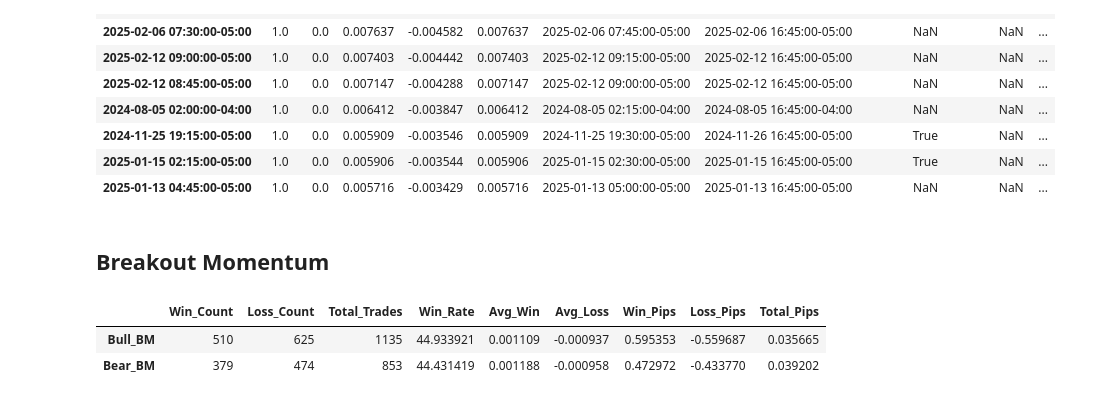
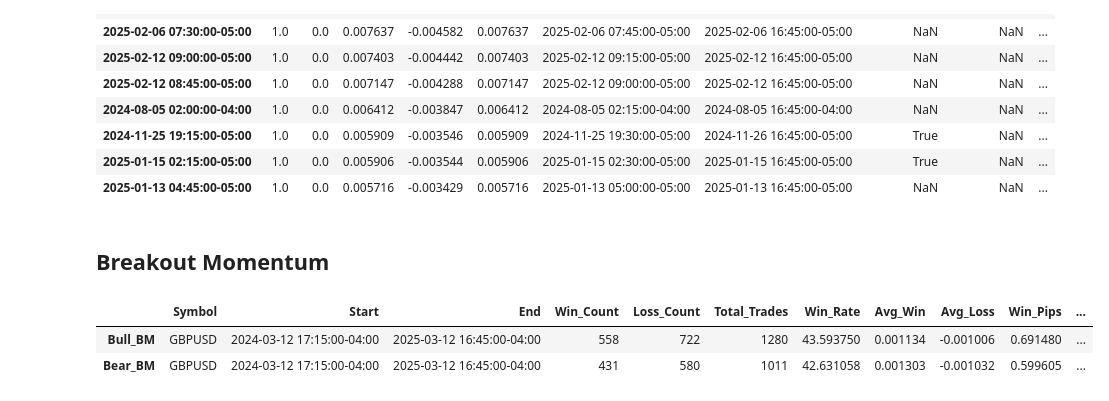
Before and after one commit to root-at-iyn/FXTradingResearch, a Jupyter notebook: research/bb_reversal_v1.ipynb, the cells around one changed output. Saved outputs shown, nothing was run; the diff lists cells and outputs as text; code cells hidden in the pictures.

```diff
--- a/research/bb_reversal_v1.ipynb
+++ b/research/bb_reversal_v1.ipynb
@@ -14,14 +14,15 @@ import plotly.graph_objects as go
 ### Get FE Data
 # %%
 def get_fe_price_data(
-        filename: str = "../output/FE_V2_GBPUSD_15mins_1yr_End_20250311.csv"
+        filename: str = "FE_V2_GBPUSD_15mins_1yr_End_20250311.csv"
         ) -> DataFrame:
     """
     Return the FE price data as a DatetimeIndexed
     DataFrame set to US/Eastern TZ
     """
-    PATH = os.getcwd()
-    df = pd.read_csv(filename)
+    FOLDER = "price_data"
+    PATH = f"{os.getcwd()}/{FOLDER}"
+    df = pd.read_csv(f"{PATH}/{filename}")
     df["Date"] = pd.DatetimeIndex(df["Date"], tz="US/Eastern")
     df.set_index("Date", inplace=True)
     return df
@@ -478,41 +506,17 @@ bull_bbr_df[[*gains_cols, "Bull_BBR_C1","Bull_BBR_C2","Bull_BBR_C3","Bull_BBR_C4
 # %%
 pd.options.display.max_rows = 100
 data_end_date: str = "20250311"
-path: str = f"./price_data/FE_GBPUSD_15mins_1yr_End_{data_end_date}.csv"
-bull_bm_df = get_fe_price_data(filename=path)
-bear_bm_df = get_fe_price_data(filename=path)
+path: str = f"FE_GBPUSD_15mins_1yr_End_{data_end_date}.csv"
+bom_df = get_fe_price_data(filename=path)
 
 long_signal = "Bull_BM"
 short_signal = "Bear_BM"
 
-# long
-bull_bm_df[gains_cols] = bull_bm_df.apply(
-    range_long_gains,
-    axis=1,
-    args=[bull_bm_df["High"],bull_bm_df["Low"],bull_bm_df["Close"],
-          long_signal, 1, 1.25],
-    result_type='expand',
-    range_type="ATR4"
-)
-# short
-bear_bm_df[gains_cols] = bear_bm_df.apply(
-    range_short_gains,
-    axis=1,
-    args=[bear_bm_df["High"],bear_bm_df["Low"],bear_bm_df["Close"],
-          short_signal, 1, 1.25],
-    result_type='expand',
-    range_type="ATR4"
-)
-
-bull_bm_gains_df = trade_stats(bull_bm_df.query("Iday_Range < (Yday_High - Yday_Low) * 1.25"), long_signal)
-bear_bm_gains_df = trade_stats(bear_bm_df.query("Iday_Range < (Yday_High - Yday_Low) * 1.25"), short_signal)
-
-bo_momentum_gains_df = pd.DataFrame(data=[bull_bm_gains_df, bear_bm_gains_df],
-             index=[long_signal,short_signal]
-             )
-
-bo_momentum_gains_df
+bom_gains_df = get_range_signal_gains(bom_df, long_signal, short_signal, 1, 1.25)
+bom_stats = signal_stats(bom_gains_df, [long_signal,short_signal])
+bom_stats_df = pd.DataFrame(data=bom_stats, index=[long_signal,short_signal])
+bom_stats_df
 # %% [output]
-|  | Win_Count | Loss_Count | Total_Trades | Win_Rate | Avg_Win | Avg_Loss | Win_Pips | Loss_Pips | Total_Pips |
-| Bull_BM | 510 | 625 | 1135 | 44.933921 | 0.001109 | -0.000937 | 0.595353 | -0.559687 | 0.035665 |
-| Bear_BM | 379 | 474 | 853 | 44.431419 | 0.001188 | -0.000958 | 0.472972 | -0.433770 | 0.039202 |
+|  | Symbol | Start | End | Win_Count | Loss_Count | Total_Trades | Win_Rate | Avg_Win | Avg_Loss | Win_Pips | ... |
+| Bull_BM | GBPUSD | 2024-03-12 17:15:00-04:00 | 2025-03-12 16:45:00-04:00 | 558 | 722 | 1280 | 43.593750 | 0.001134 | -0.001006 | 0.691480 | ... |
+| Bear_BM | GBPUSD | 2024-03-12 17:15:00-04:00 | 2025-03-12 16:45:00-04:00 | 431 | 580 | 1011 | 42.631058 | 0.001303 | -0.001032 | 0.599605 | ... |
```
Also changed, not shown: parts of 23 cells of this notebook, 29 other files.
